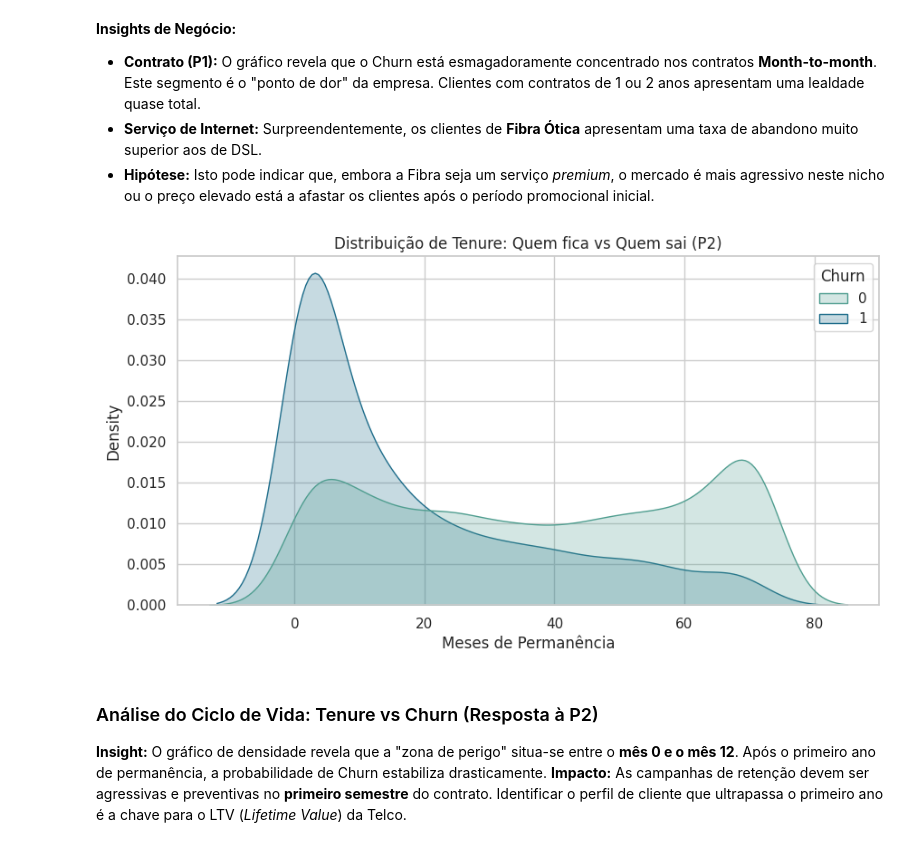
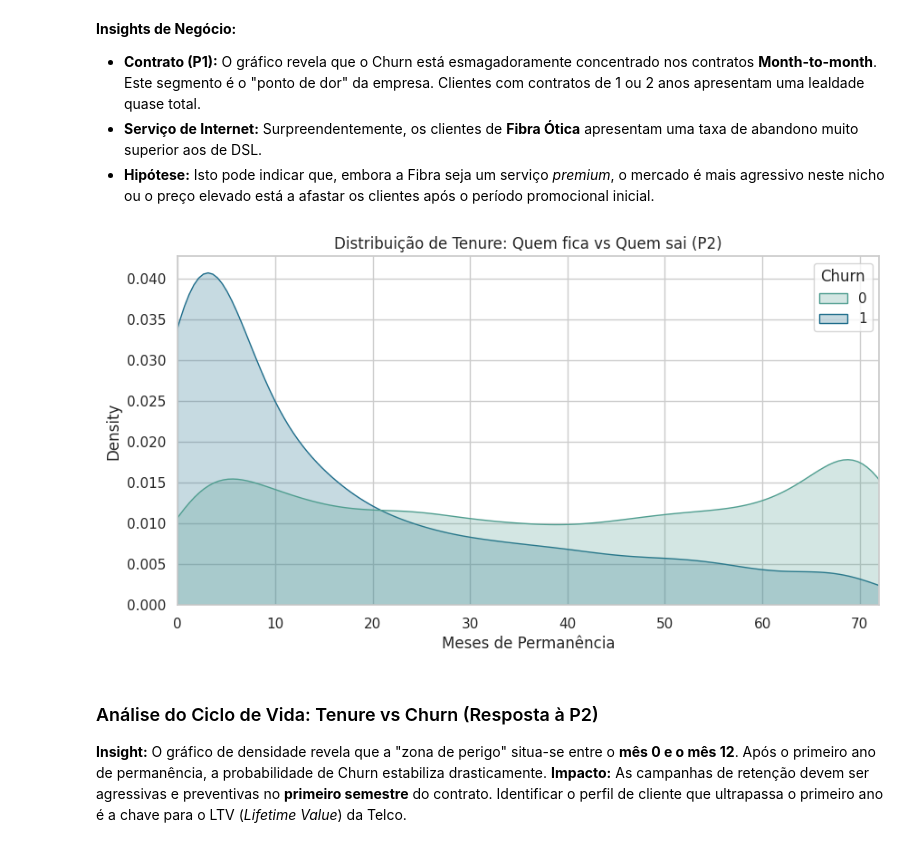
Before and after one commit to SalvadorCabecas/projeto_cdg_grupo9, a Jupyter notebook: notebooks/1-0-eda-limpeza.ipynb, the cells around one changed output. Saved outputs shown, nothing was run; the diff lists cells and outputs as text; code cells hidden in the pictures.

Commit message:
Kaggle Notebook | 1.0_eda_limpeza | verificação de nulos

```diff
--- a/notebooks/1-0-eda-limpeza.ipynb
+++ b/notebooks/1-0-eda-limpeza.ipynb
@@ -176,10 +176,3 @@ Data columns (total 21 columns):
  20  Churn             7043 non-null   int64
 dtypes: category(16), float64(2), int64(2), object(1)
 memory usage: 387.4+ KB
-# %%
-# --- CORREÇÃO DE RIGOR: Tratamento dos 11 nulos ---
-# Como tenure=0, o valor faturado acumulado é logicamente 0.0
-df['TotalCharges'] = df['TotalCharges'].fillna(0.0)
-
-# Validar se agora temos 7043 em tudo
-print(f"Total de nulos após correção: {df['TotalCharges'].isnull().sum()}")
@@ -327,11 +318,12 @@ Taxa de Churn por Segmento de Contrato:
 # %%
 plt.figure(figsize=(10, 5))
 sns.kdeplot(data=df, x='tenure', hue='Churn', fill=True, common_norm=False, palette='crest')
 plt.title('Distribuição de Tenure: Quem fica vs Quem sai (P2)')
 plt.xlabel('Meses de Permanência')
+plt.xlim(0, 72) # Força o gráfico a começar no 0 e acabar no tempo máximo da Telco
 plt.show()
 # %% [output]
-[figure, old version]
+[figure, new version]
 # %% [markdown]
 ### Análise do Ciclo de Vida: Tenure vs Churn (Resposta à P2)
 **Insight:** O gráfico de densidade revela que a "zona de perigo" situa-se entre o **mês 0 e o mês 12**. Após o primeiro ano de permanência, a probabilidade de Churn estabiliza drasticamente.
```
Also changed, not shown: parts of 3 cells of this notebook.
